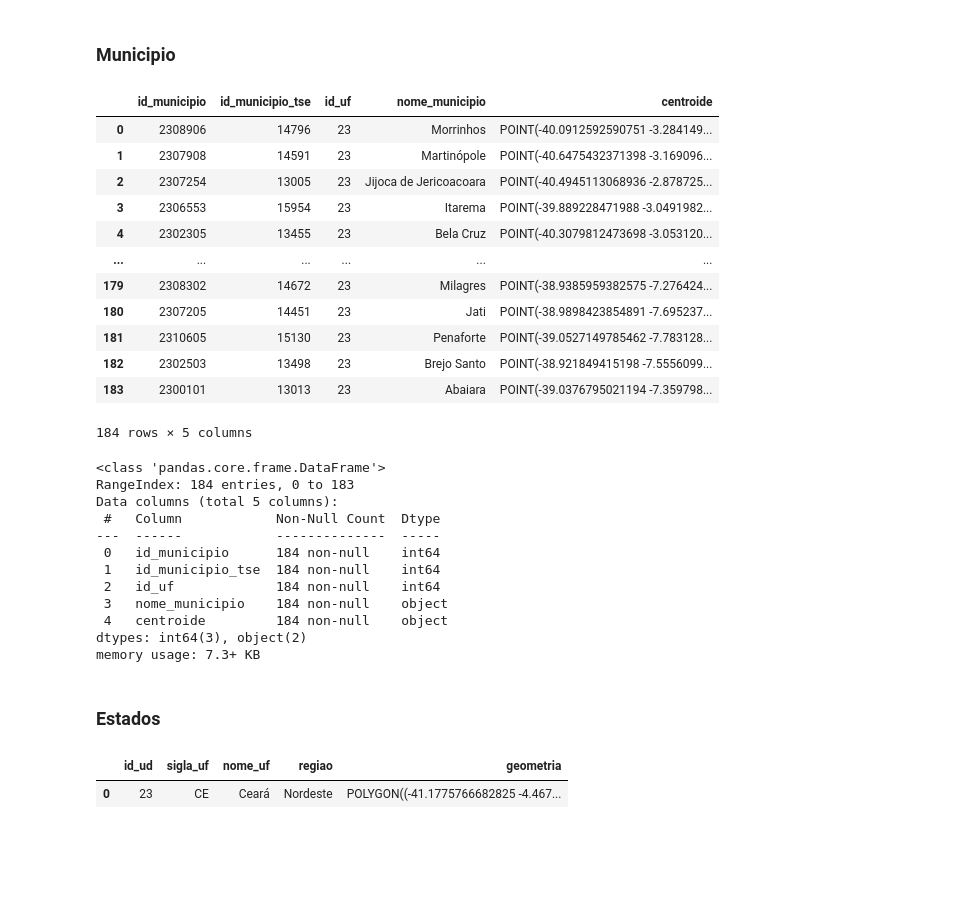
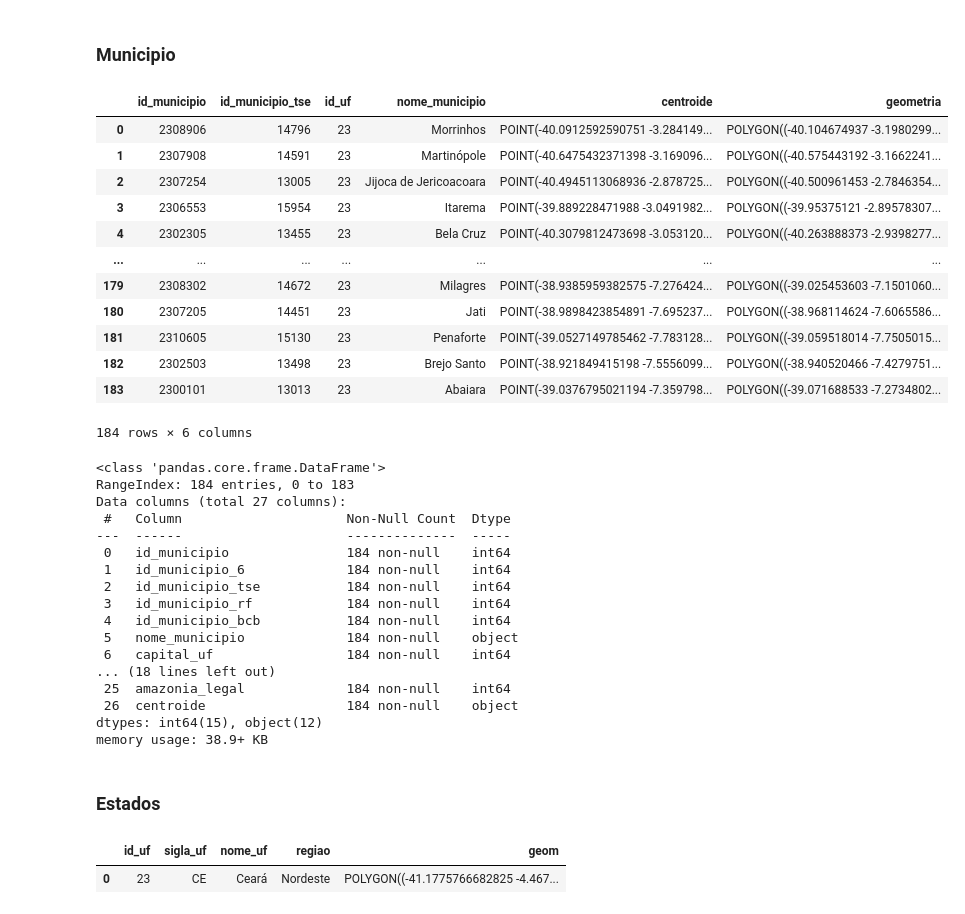
Before and after one commit to JoaoLucas23/BDG, a Jupyter notebook: tratamento_de_dados.ipynb, the cells around one changed output. Saved outputs shown, nothing was run; the diff lists cells and outputs as text; code cells hidden in the pictures; blank space fills up the shorter version.

```diff
--- a/tratamento_de_dados.ipynb
+++ b/tratamento_de_dados.ipynb
@@ -835,51 +839,60 @@ memory usage: 52.8+ KB
 # %% [markdown]
 ### Municipio
 # %%
-df_diretorios_municipio = df_diretorios_municipio[['id_municipio','id_municipio_tse', 'id_uf','nome_municipio','centroide']]
+df_municipios = df_diretorios_municipio[['id_municipio','id_municipio_tse', 'id_uf','nome_municipio','centroide']].merge(df_mapas_municipio[['id_municipio','geometria']], left_on='id_municipio', right_on='id_municipio', how='left')
 
-df_diretorios_municipio.to_csv('./tabelas/MUNICIPIOS.csv', index=False)
+df_municipios = df_municipios[['id_municipio','id_municipio_tse', 'id_uf','nome_municipio','centroide', 'geometria']]
 
-df_diretorios_municipio
+df_municipios = df_municipios.rename({'geometria': 'geom'})
+
+df_municipios.to_csv('./tabelas/MUNICIPIOS.csv', index=False)
+
+df_municipios
 # %% [output]
-|  | id_municipio | id_municipio_tse | id_uf | nome_municipio | centroide |
-| 0 | 2308906 | 14796 | 23 | Morrinhos | POINT(-40.0912592590751 -3.284149... |
-| 1 | 2307908 | 14591 | 23 | Martinópole | POINT(-40.6475432371398 -3.169096... |
-| 2 | 2307254 | 13005 | 23 | Jijoca de Jericoacoara | POINT(-40.4945113068936 -2.878725... |
-| 3 | 2306553 | 15954 | 23 | Itarema | POINT(-39.889228471988 -3.0491982... |
-| 4 | 2302305 | 13455 | 23 | Bela Cruz | POINT(-40.3079812473698 -3.053120... |
-| ... | ... | ... | ... | ... | ... |
-| 179 | 2308302 | 14672 | 23 | Milagres | POINT(-38.9385959382575 -7.276424... |
-| 180 | 2307205 | 14451 | 23 | Jati | POINT(-38.9898423854891 -7.695237... |
-| 181 | 2310605 | 15130 | 23 | Penaforte | POINT(-39.0527149785462 -7.783128... |
-| 182 | 2302503 | 13498 | 23 | Brejo Santo | POINT(-38.921849415198 -7.5556099... |
-| 183 | 2300101 | 13013 | 23 | Abaiara | POINT(-39.0376795021194 -7.359798... |
+|  | id_municipio | id_municipio_tse | id_uf | nome_municipio | centroide | geometria |
+| 0 | 2308906 | 14796 | 23 | Morrinhos | POINT(-40.0912592590751 -3.284149... | POLYGON((-40.104674937 -3.1980299... |
+| 1 | 2307908 | 14591 | 23 | Martinópole | POINT(-40.6475432371398 -3.169096... | POLYGON((-40.575443192 -3.1662241... |
+| 2 | 2307254 | 13005 | 23 | Jijoca de Jericoacoara | POINT(-40.4945113068936 -2.878725... | POLYGON((-40.500961453 -2.7846354... |
+| 3 | 2306553 | 15954 | 23 | Itarema | POINT(-39.889228471988 -3.0491982... | POLYGON((-39.95375121 -2.89578307... |
+| 4 | 2302305 | 13455 | 23 | Bela Cruz | POINT(-40.3079812473698 -3.053120... | POLYGON((-40.263888373 -2.9398277... |
+| ... | ... | ... | ... | ... | ... | ... |
+| 179 | 2308302 | 14672 | 23 | Milagres | POINT(-38.9385959382575 -7.276424... | POLYGON((-39.025453603 -7.1501060... |
+| 180 | 2307205 | 14451 | 23 | Jati | POINT(-38.9898423854891 -7.695237... | POLYGON((-38.968114624 -7.6065586... |
+| 181 | 2310605 | 15130 | 23 | Penaforte | POINT(-39.0527149785462 -7.783128... | POLYGON((-39.059518014 -7.7505015... |
+| 182 | 2302503 | 13498 | 23 | Brejo Santo | POINT(-38.921849415198 -7.5556099... | POLYGON((-38.940520466 -7.4279751... |
+| 183 | 2300101 | 13013 | 23 | Abaiara | POINT(-39.0376795021194 -7.359798... | POLYGON((-39.071688533 -7.2734802... |
-184 rows × 5 columns
+184 rows × 6 columns
 # %%
 df_diretorios_municipio.info()
 # %% [output]
 <class 'pandas.core.frame.DataFrame'>
 RangeIndex: 184 entries, 0 to 183
-Data columns (total 5 columns):
- #   Column            Non-Null Count  Dtype
----  ------            --------------  -----
- 0   id_municipio      184 non-null    int64
- 1   id_municipio_tse  184 non-null    int64
- 2   id_uf             184 non-null    int64
- 3   nome_municipio    184 non-null    object
- 4   centroide         184 non-null    object
-dtypes: int64(3), object(2)
-memory usage: 7.3+ KB
+Data columns (total 27 columns):
+ #   Column                     Non-Null Count  Dtype
+---  ------                     --------------  -----
+ 0   id_municipio               184 non-null    int64
+ 1   id_municipio_6             184 non-null    int64
+ 2   id_municipio_tse           184 non-null    int64
+ 3   id_municipio_rf            184 non-null    int64
+ 4   id_municipio_bcb           184 non-null    int64
+ 5   nome_municipio             184 non-null    object
+ 6   capital_uf                 184 non-null    int64
+... (18 lines left out)
+ 25  amazonia_legal             184 non-null    int64
+ 26  centroide                  184 non-null    object
+dtypes: int64(15), object(12)
+memory usage: 38.9+ KB
 # %% [markdown]
 ### Estados
 # %%
 df_estados = df_diretorios_uf.merge(df_mapas_uf[['id_uf','geometria']], on='id_uf')
-df_estados.rename(columns={'SG_UF': 'sigla_uf', 'nome': 'nome_uf'}, inplace=True)
+df_estados.rename(columns={'SG_UF': 'sigla_uf', 'nome': 'nome_uf', 'geometria': 'geom'}, inplace=True)
 
 df_estados.to_csv('./tabelas/ESTADOS.csv', index=False)
 
 df_estados
 # %% [output]
-|  | id_ud | sigla_uf | nome_uf | regiao | geometria |
+|  | id_uf | sigla_uf | nome_uf | regiao | geom |
 | 0 | 23 | CE | Ceará | Nordeste | POLYGON((-41.1775766682825 -4.467... |
 # %%
 df_estados.info()
```
Also changed, not shown: parts of 10 cells of this notebook, 43 other files.
